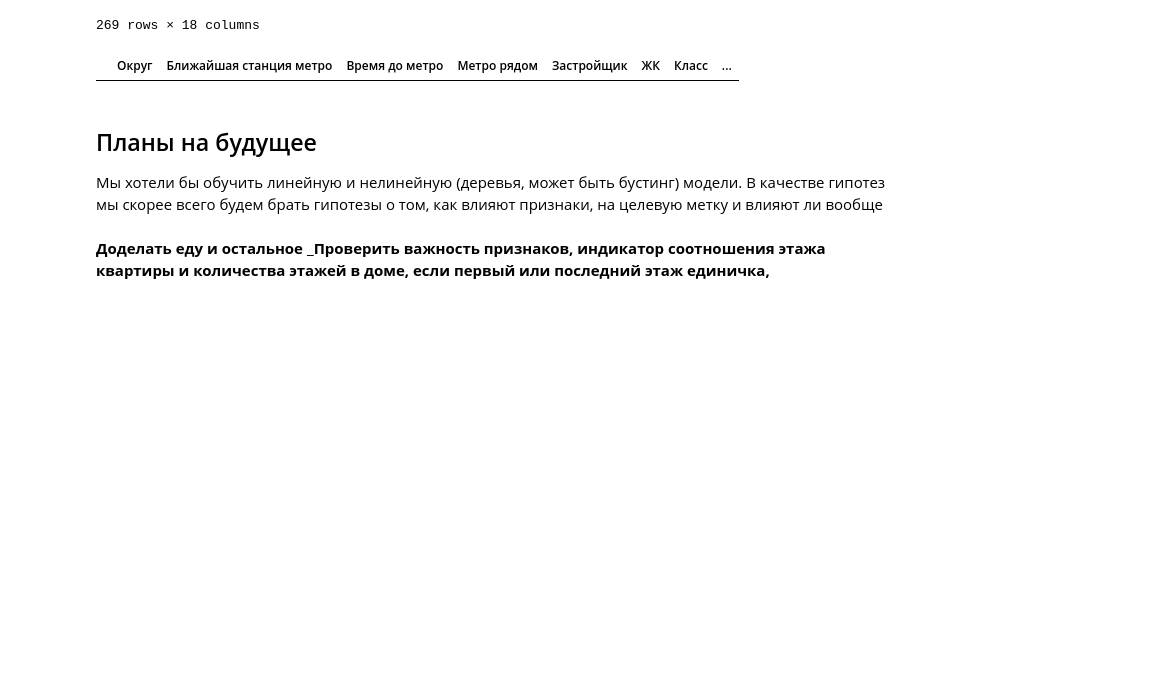
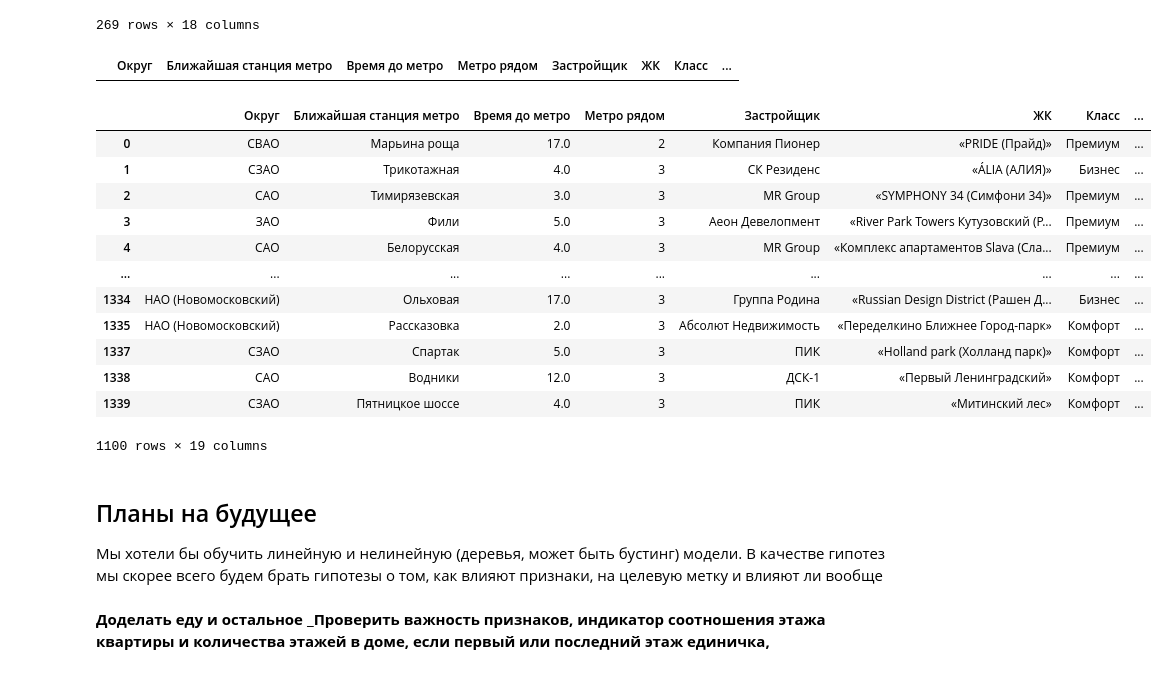
Before and after one commit to PolinaDmitrieva/Project_andan_cian, a Jupyter notebook: eda_cian_2.ipynb, the cells around one changed output. Cells and saved outputs as stored; diff of their text form; code cells hidden in the pictures; blank space fills up the shorter version.

```diff
--- a/eda_cian_2.ipynb
+++ b/eda_cian_2.ipynb
@@ -528,7 +522,7 @@ Name: Цена, dtype: float64
 # %% [markdown]
 ## Работа с пропусками
 # %%
-X = df_full.iloc[:,:-2]
+X = df_full.iloc[:,:-1]
 y = df_full['Цена']
 # %%
 X.isnull().sum()
@@ -628,6 +622,21 @@ X[(X['Количество комнат'] > 1) & (X['Тип квартиры'] =
 |  | Округ | Ближайшая станция метро | Время до метро | Метро рядом | Застройщик | ЖК | Класс | ... |
 # %%
 df_without_miss = X.join(y)
+df_without_miss
+# %% [output]
+|  | Округ | Ближайшая станция метро | Время до метро | Метро рядом | Застройщик | ЖК | Класс | ... |
+| 0 | СВАО | Марьина роща | 17.0 | 2 | Компания Пионер | «PRIDE (Прайд)» | Премиум | ... |
+| 1 | СЗАО | Трикотажная | 4.0 | 3 | СК Резиденс | «ÁLIA (АЛИЯ)» | Бизнес | ... |
+| 2 | САО | Тимирязевская | 3.0 | 3 | MR Group | «SYMPHONY 34 (Симфони 34)» | Премиум | ... |
+| 3 | ЗАО | Фили | 5.0 | 3 | Аеон Девелопмент | «River Park Towers Кутузовский (Р... | Премиум | ... |
+| 4 | САО | Белорусская | 4.0 | 3 | MR Group | «Комплекс апартаментов Slava (Сла... | Премиум | ... |
+| ... | ... | ... | ... | ... | ... | ... | ... | ... |
+| 1334 | НАО (Новомосковский) | Ольховая | 17.0 | 3 | Группа Родина | «Russian Design District (Рашен Д... | Бизнес | ... |
+| 1335 | НАО (Новомосковский) | Рассказовка | 2.0 | 3 | Абсолют Недвижимость | «Переделкино Ближнее Город-парк» | Комфорт | ... |
+| 1337 | СЗАО | Спартак | 5.0 | 3 | ПИК | «Holland park (Холланд парк)» | Комфорт | ... |
+| 1338 | САО | Водники | 12.0 | 3 | ДСК-1 | «Первый Ленинградский» | Комфорт | ... |
+| 1339 | СЗАО | Пятницкое шоссе | 4.0 | 3 | ПИК | «Митинский лес» | Комфорт | ... |
+1100 rows × 19 columns
 # %% [markdown]
 ## Планы на будущее
 
```
Also changed, not shown: parts of 9 cells of this notebook.
